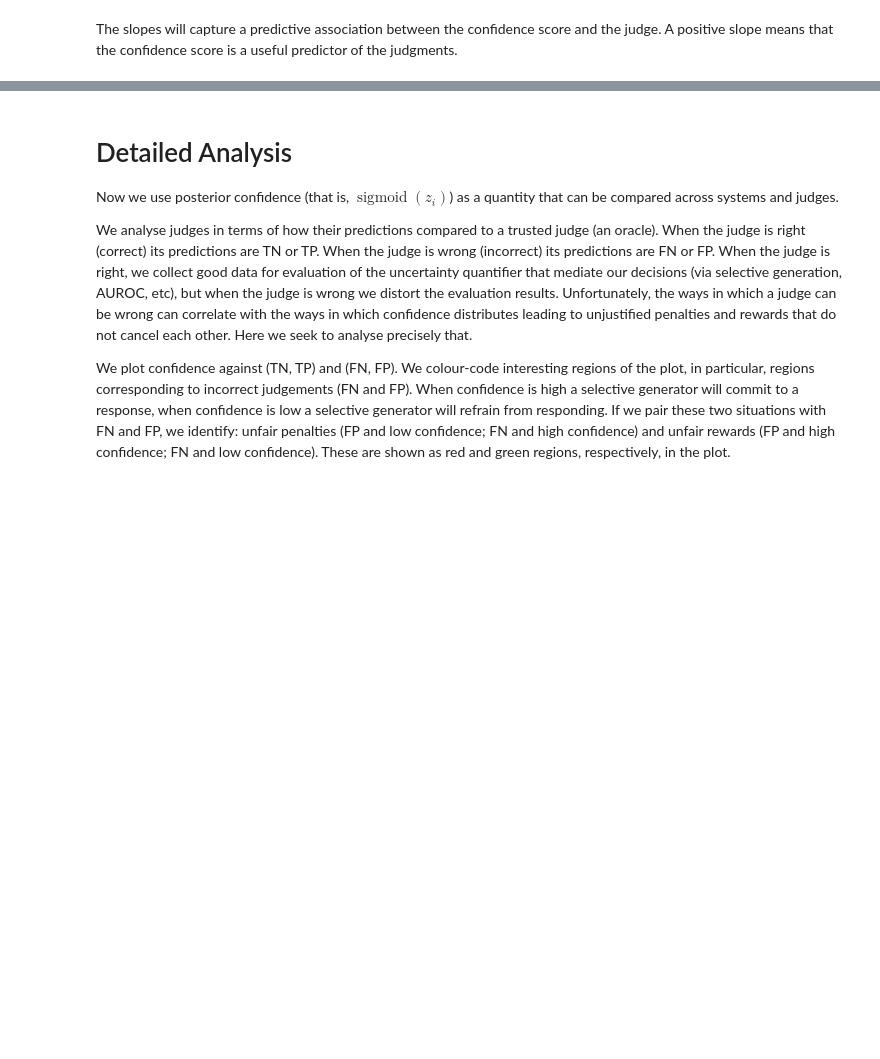
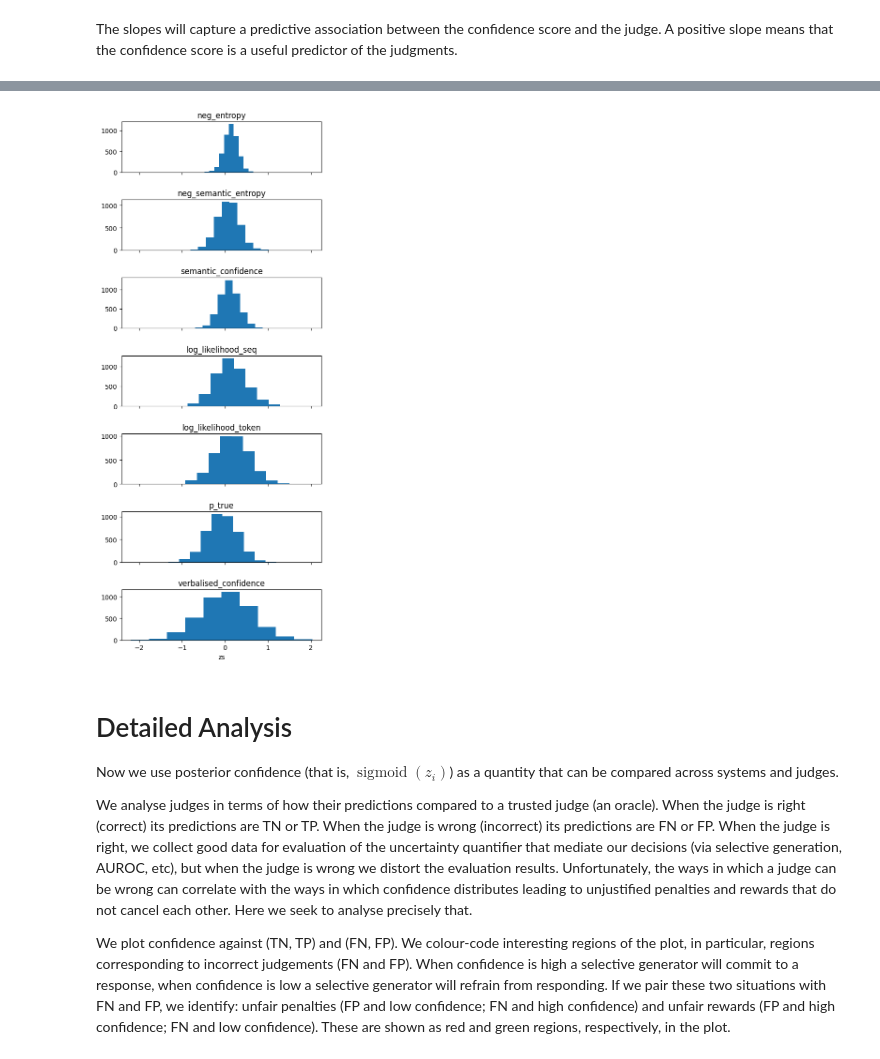
Before and after one commit to probabll/buqeval, a Jupyter notebook: BDA-Logistic.ipynb, the cells around one changed output, grey strips where cells are left out. Cells and saved outputs as stored; diff of their text form; code cells hidden in the pictures; blank space fills up the shorter version.

Commit message:
posterior confidences

```diff
--- a/BDA-Logistic.ipynb
+++ b/BDA-Logistic.ipynb
@@ -408,0 +422,10 @@ fig.tight_layout(h_pad=2, w_pad=2)
+# %%
+fig, axs = plt.subplots(len(ds.sys2id), 1, sharex=True, figsize=(5,12))
+for s, system in enumerate(ds.sys2id.objects):
+    axs[s].hist(posterior_samples['zs'][:,s])
+    axs[s].set_title(system)
+    axs[-1].set_xlabel("zs")
+
+fig.tight_layout(h_pad=2, w_pad=2)
+# %% [output]
+[figure, added]
```
Also changed, not shown: parts of 17 cells of this notebook, 2 other files.
